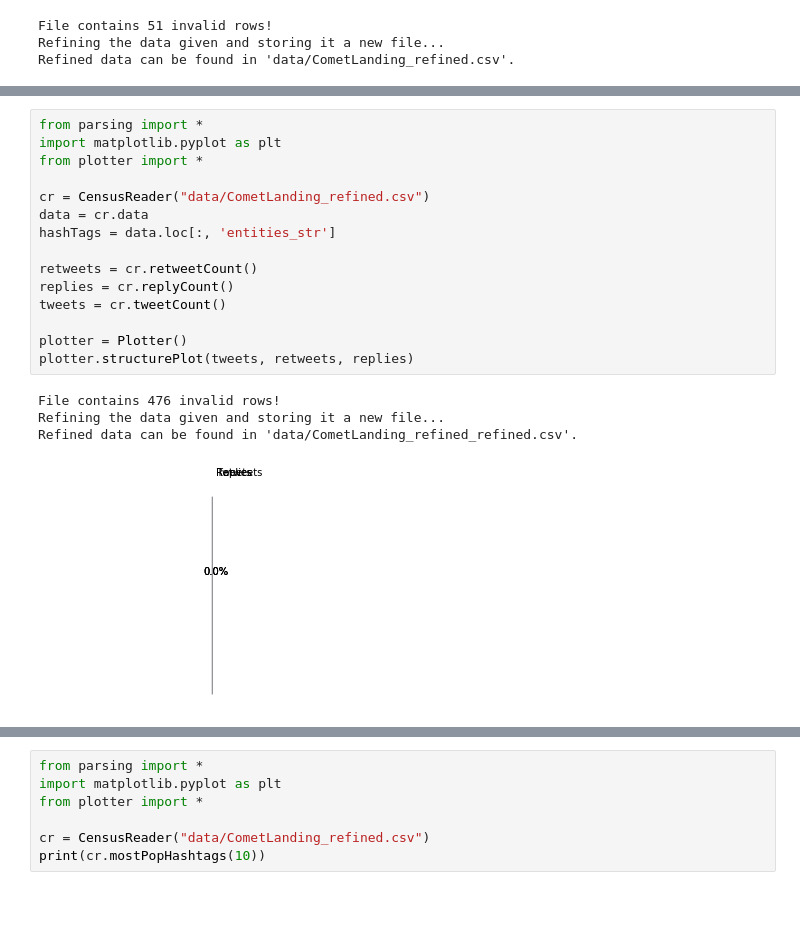
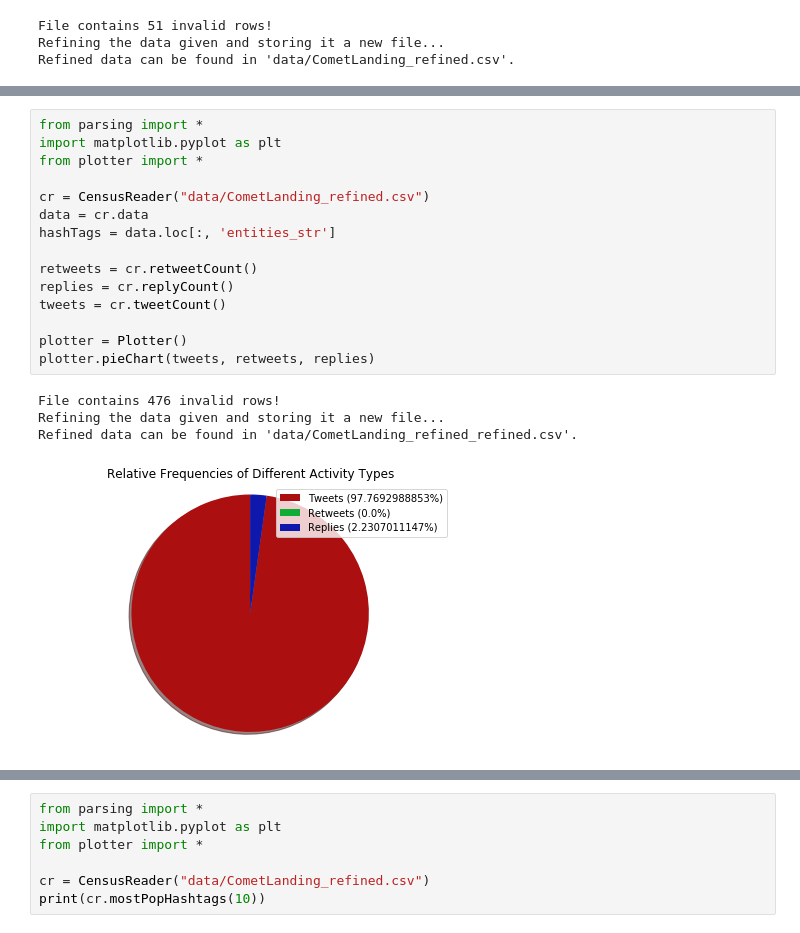
Before and after one commit to Fraser-Brown/Python-stats, a Jupyter notebook: Jupyter.ipynb, the cells around one changed output, grey strips where cells are left out. Drawn from its saved outputs; the diff is of its cells as text; blank space fills up the shorter version.

```diff
--- a/Jupyter.ipynb
+++ b/Jupyter.ipynb
@@ -44,20 +44,20 @@ The average number of retweets by a user in the dataset was 0.
 # %%
 from parsing import *
 import matplotlib.pyplot as plt
 from plotter import *
 
 cr = CensusReader("data/CometLanding_refined.csv")
 data = cr.data
 hashTags = data.loc[:, 'entities_str']
 
 retweets = cr.retweetCount()
 replies = cr.replyCount()
 tweets = cr.tweetCount()
 
 plotter = Plotter()
-plotter.structurePlot(tweets, retweets, replies)
+plotter.pieChart(tweets, retweets, replies)
 # %% [output]
 File contains 476 invalid rows!
 Refining the data given and storing it a new file...
 Refined data can be found in 'data/CometLanding_refined_refined.csv'.
-[figure, old version]
+[figure, new version]
```
Also changed, not shown: parts of 4 cells of this notebook, 3 other files.
